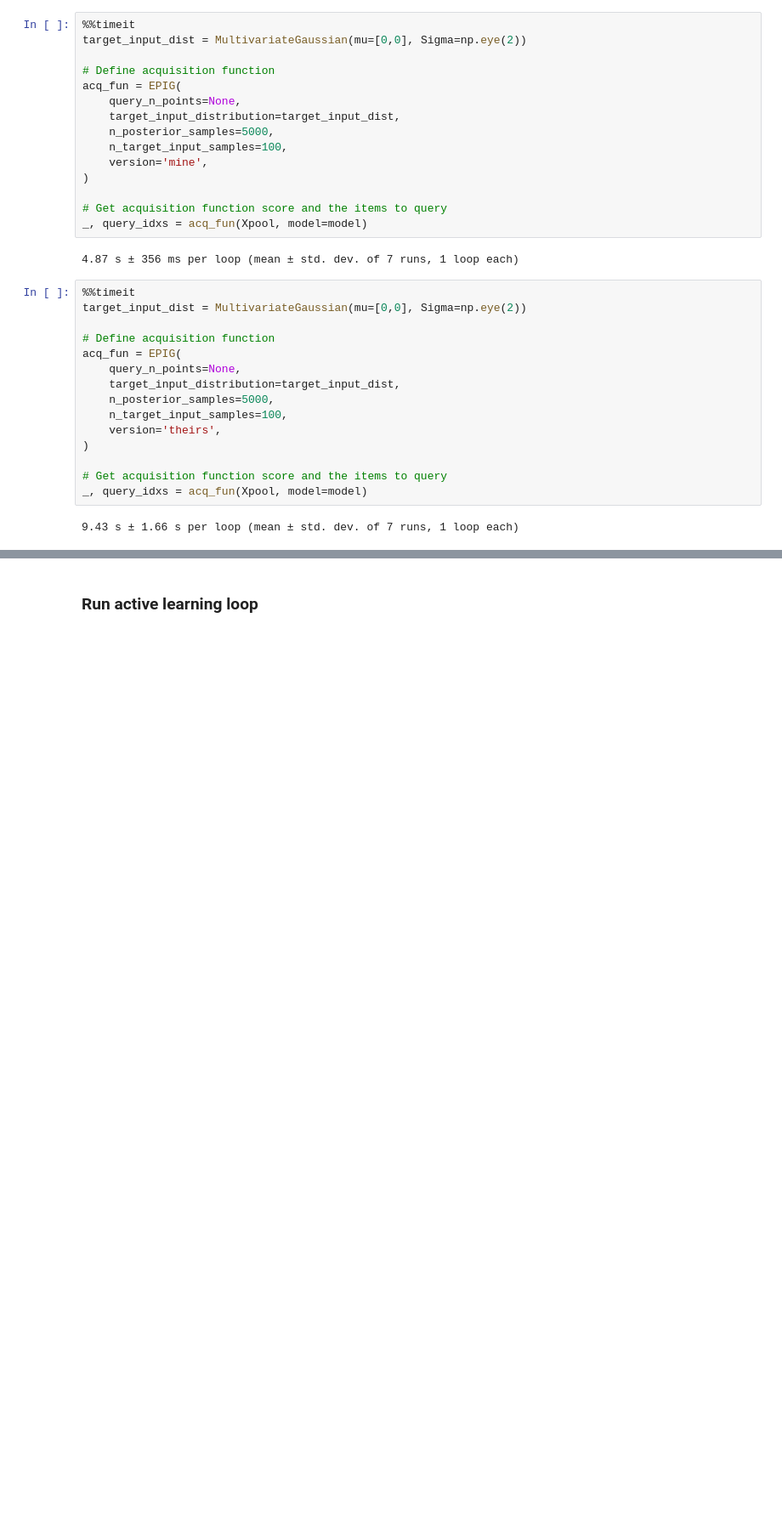
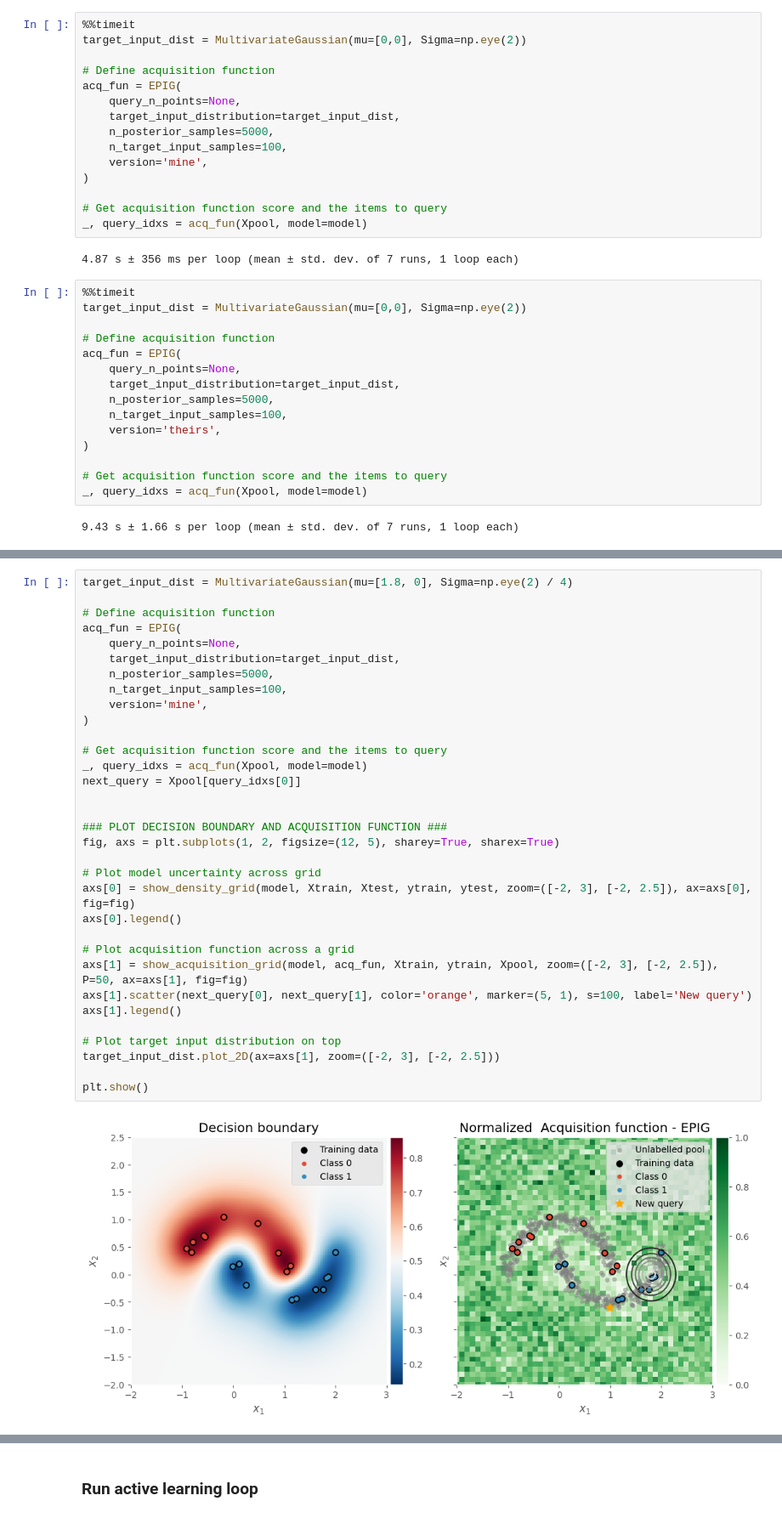
Before and after one commit to albertkjoller/abdl, a Jupyter notebook: notebooks/epig.ipynb, the cells around one changed output, grey strips where cells are left out. Shown at 85% size. Saved outputs shown, nothing was run; the diff lists cells and outputs as text; blank space fills up the shorter version.

```diff
--- a/notebooks/epig.ipynb
+++ b/notebooks/epig.ipynb
@@ -155,0 +156,35 @@ plt.show()
+# %%
+target_input_dist = MultivariateGaussian(mu=[1.8, 0], Sigma=np.eye(2) / 4)
+
+# Define acquisition function
+acq_fun = EPIG(
+    query_n_points=None,
+    target_input_distribution=target_input_dist,
+    n_posterior_samples=5000,
+    n_target_input_samples=100,
+    version='mine',
+)
+
+# Get acquisition function score and the items to query
+_, query_idxs = acq_fun(Xpool, model=model)
+next_query = Xpool[query_idxs[0]]
+
+
+### PLOT DECISION BOUNDARY AND ACQUISITION FUNCTION ###
+fig, axs = plt.subplots(1, 2, figsize=(12, 5), sharey=True, sharex=True)
+
+# Plot model uncertainty across grid
+axs[0] = show_density_grid(model, Xtrain, Xtest, ytrain, ytest, zoom=([-2, 3], [-2, 2.5]), ax=axs[0], fig=fig)
+axs[0].legend()
+
+# Plot acquisition function across a grid
+axs[1] = show_acquisition_grid(model, acq_fun, Xtrain, ytrain, Xpool, zoom=([-2, 3], [-2, 2.5]), P=50, ax=axs[1], fig=fig)
+axs[1].scatter(next_query[0], next_query[1], color='orange', marker=(5, 1), s=100, label='New query')
+axs[1].legend()
+
+# Plot target input distribution on top
+target_input_dist.plot_2D(ax=axs[1], zoom=([-2, 3], [-2, 2.5]))
+
+plt.show()
+# %% [output]
+[figure, added]
```
Also changed, not shown: parts of 10 cells of this notebook, 4 other files.
